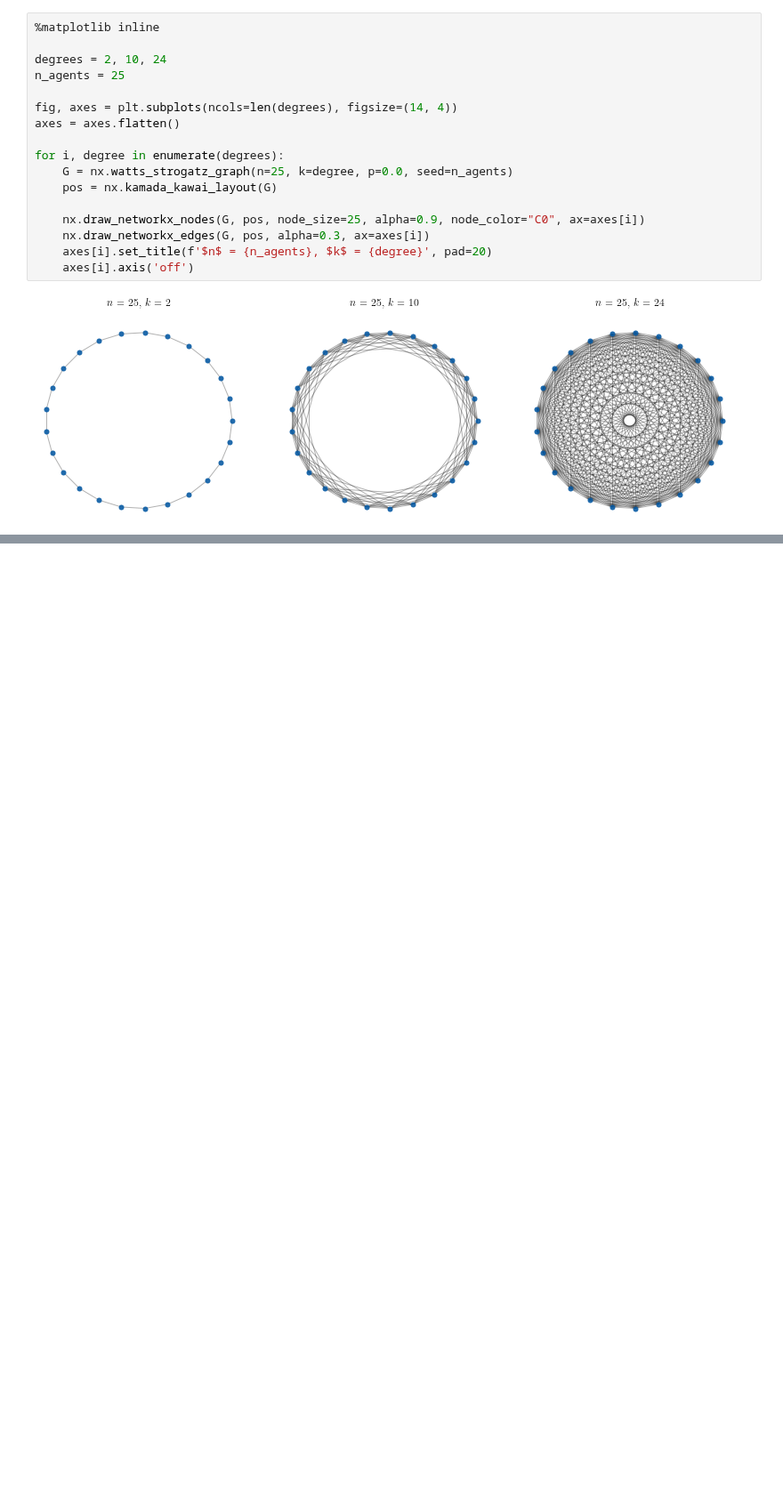
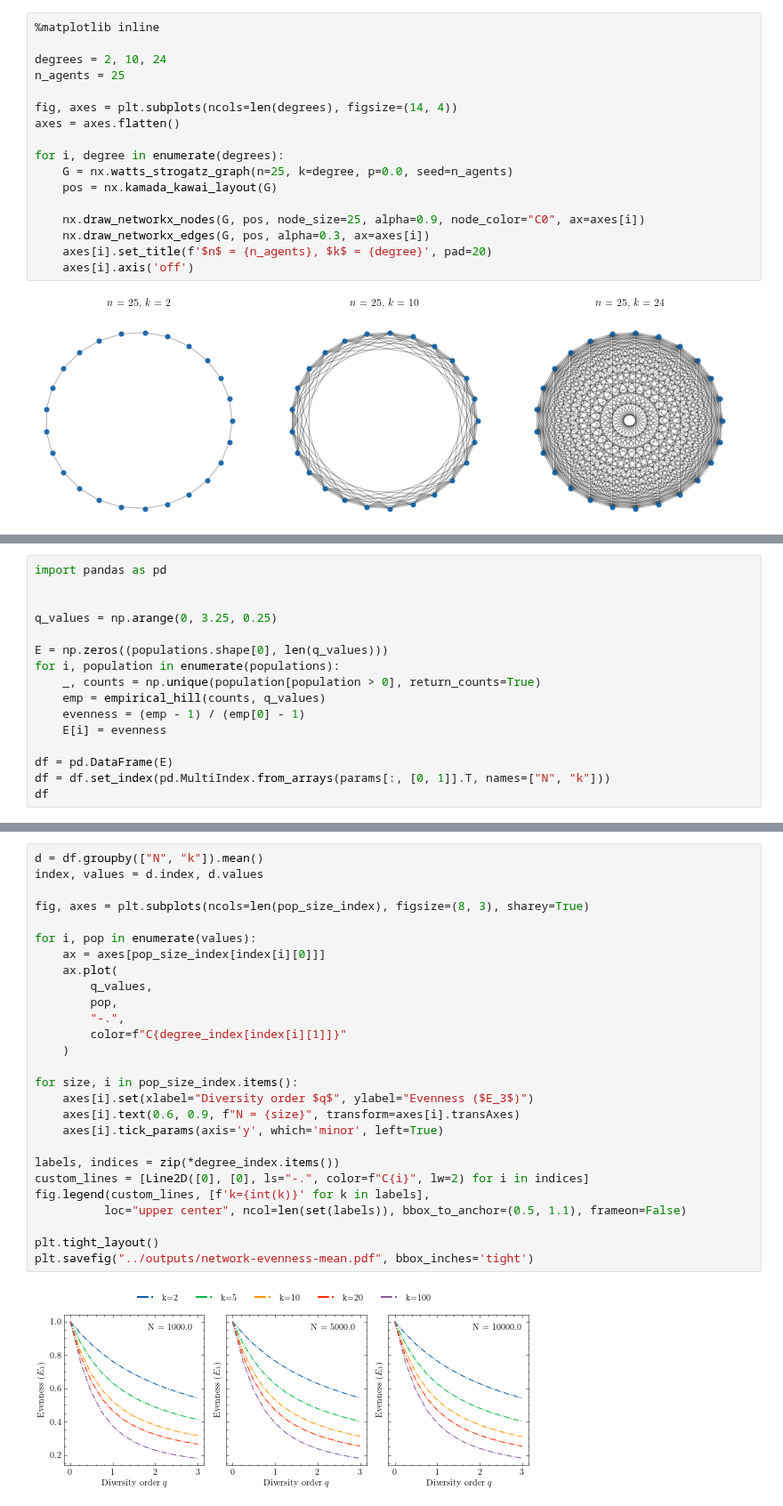
Before and after one commit to mikekestemont/forgotten-books, a Jupyter notebook: notebooks/analyze_pop.ipynb, the cells around one changed output, grey strips where cells are left out. Shown at 89% size. Saved outputs shown, nothing was run; the diff lists cells and outputs as text; blank space fills up the shorter version.

```diff
--- a/notebooks/analyze_pop.ipynb
+++ b/notebooks/analyze_pop.ipynb
@@ -84,0 +89,16 @@ plt.savefig("../outputs/network-evenness.pdf", bbox_inches='tight')
+# %%
+import pandas as pd
+
+
+q_values = np.arange(0, 3.25, 0.25)
+
+E = np.zeros((populations.shape[0], len(q_values)))
+for i, population in enumerate(populations):
+    _, counts = np.unique(population[population > 0], return_counts=True)
+    emp = empirical_hill(counts, q_values)
+    evenness = (emp - 1) / (emp[0] - 1)
+    E[i] = evenness
+
+df = pd.DataFrame(E)
+df = df.set_index(pd.MultiIndex.from_arrays(params[:, [0, 1]].T, names=["N", "k"]))
+df
@@ -84,0 +120,29 @@ plt.savefig("../outputs/network-evenness.pdf", bbox_inches='tight')
+# %%
+d = df.groupby(["N", "k"]).mean()
+index, values = d.index, d.values
+
+fig, axes = plt.subplots(ncols=len(pop_size_index), figsize=(8, 3), sharey=True)
+
+for i, pop in enumerate(values):
+    ax = axes[pop_size_index[index[i][0]]]
+    ax.plot(
+        q_values,
+        pop,
+        "-.",
+        color=f"C{degree_index[index[i][1]]}"
+    )
+
+for size, i in pop_size_index.items():
+    axes[i].set(xlabel="Diversity order $q$", ylabel="Evenness ($E_3$)")
+    axes[i].text(0.6, 0.9, f"N = {size}", transform=axes[i].transAxes)
+    axes[i].tick_params(axis='y', which='minor', left=True)
+
+labels, indices = zip(*degree_index.items())
+custom_lines = [Line2D([0], [0], ls="-.", color=f"C{i}", lw=2) for i in indices]
+fig.legend(custom_lines, [f'k={int(k)}' for k in labels],
+          loc="upper center", ncol=len(set(labels)), bbox_to_anchor=(0.5, 1.1), frameon=False)
+
+plt.tight_layout()
+plt.savefig("../outputs/network-evenness-mean.pdf", bbox_inches='tight')
+# %% [output]
+[figure, added]
```
Also changed, not shown: parts of 5 cells of this notebook, 4 other files.
